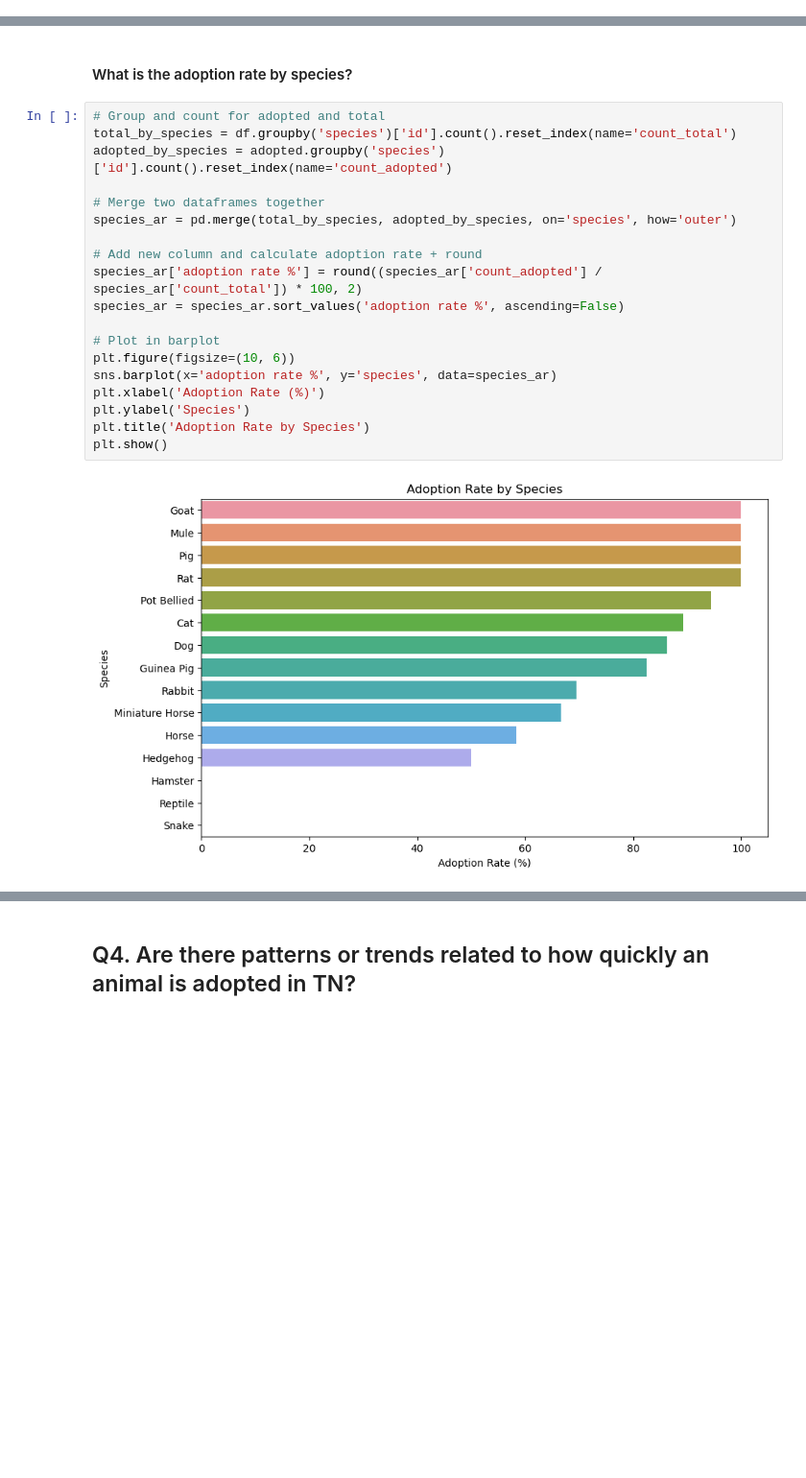
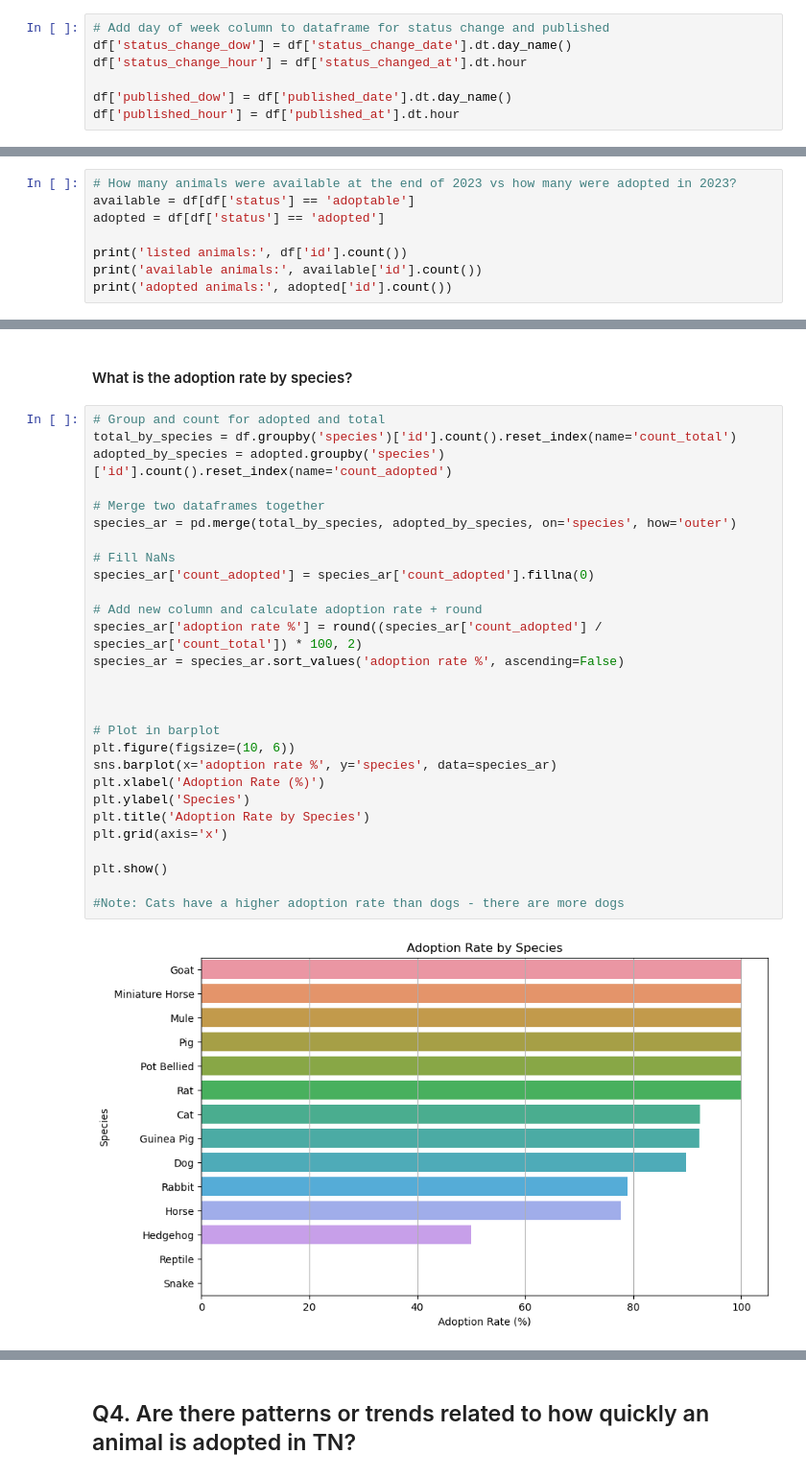
Before and after one commit to elisianguyen/2023-Tennessee-Adoption-Dynamics, a Jupyter notebook: notebooks/pet_adoption_analysis_mvp.ipynb, the cells around one changed output, grey strips where cells are left out. Shown at 96% size. Saved outputs shown, nothing was run; the diff lists cells and outputs as text; blank space fills up the shorter version.

```diff
--- a/notebooks/pet_adoption_analysis_mvp.ipynb
+++ b/notebooks/pet_adoption_analysis_mvp.ipynb
@@ -32,3 +32,10 @@ df['status_change_date'] = pd.to_datetime(df['status_change_date'])
+# %%
+# Add day of week column to dataframe for status change and published
+df['status_change_dow'] = df['status_change_date'].dt.day_name()
+df['status_change_hour'] = df['status_changed_at'].dt.hour
+
+df['published_dow'] = df['published_date'].dt.day_name()
+df['published_hour'] = df['published_at'].dt.hour
 # %%
 # Define function to switch dtypes to string
 def string_clean(column):
@@ -55,0 +56,8 @@ adopted pets: 29735
+# %%
+# How many animals were available at the end of 2023 vs how many were adopted in 2023?
+available = df[df['status'] == 'adoptable']
+adopted = df[df['status'] == 'adopted']
+
+print('listed animals:', df['id'].count())
+print('available animals:', available['id'].count())
+print('adopted animals:', adopted['id'].count())
@@ -69,21 +114,30 @@ Average Adoption Time: 87.44 %
 # %%
 # Group and count for adopted and total
 total_by_species = df.groupby('species')['id'].count().reset_index(name='count_total')
 adopted_by_species = adopted.groupby('species')['id'].count().reset_index(name='count_adopted')
 
 # Merge two dataframes together
 species_ar = pd.merge(total_by_species, adopted_by_species, on='species', how='outer')
 
+# Fill NaNs
+species_ar['count_adopted'] = species_ar['count_adopted'].fillna(0)
+
 # Add new column and calculate adoption rate + round
 species_ar['adoption rate %'] = round((species_ar['count_adopted'] / species_ar['count_total']) * 100, 2)
 species_ar = species_ar.sort_values('adoption rate %', ascending=False)
+
+
 
 # Plot in barplot
 plt.figure(figsize=(10, 6))
 sns.barplot(x='adoption rate %', y='species', data=species_ar)
 plt.xlabel('Adoption Rate (%)')
 plt.ylabel('Species')
 plt.title('Adoption Rate by Species')
+plt.grid(axis='x')
+
 plt.show()
+
+#Note: Cats have a higher adoption rate than dogs - there are more dogs
 # %% [output]
-[figure, old version]
+[figure, new version]
```
Also changed, not shown: parts of 149 cells of this notebook, 2 other files.
